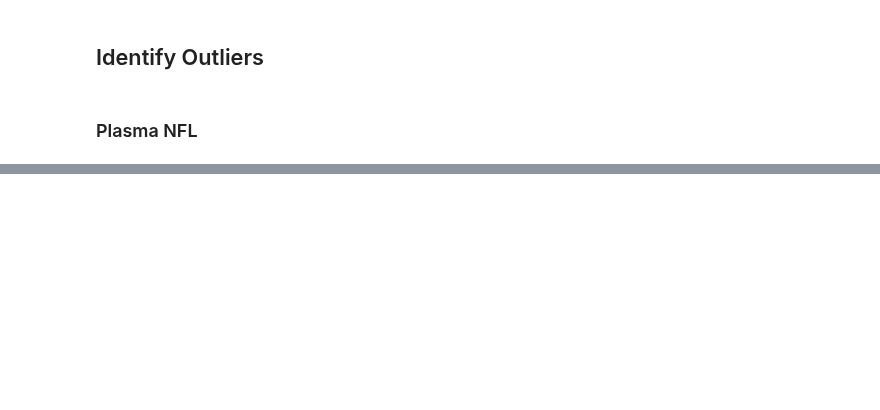
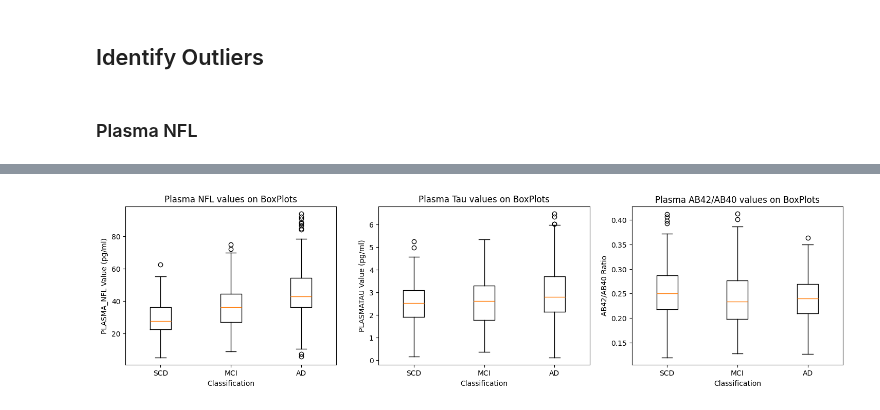
Before and after one commit to danielmakin/NoMoreAlzheimersDisease, a Jupyter notebook: PreProcessing.ipynb, the cells around one changed output, grey strips where cells are left out. Drawn from its saved outputs; the diff is of its cells as text; code cells hidden in the pictures; blank space fills up the shorter version.

```diff
--- a/PreProcessing.ipynb
+++ b/PreProcessing.ipynb
@@ -210,0 +213,31 @@ df.to_csv("Data/ProcessedData/PreProcessed_Filtered.csv")
+# %%
+SCD = df.loc[df["DX"] == "SCD"]
+MCI = df.loc[df["DX"] == "MCI"]
+AD = df.loc[df["DX"] == "AD"]
+
+fig, axes = plt.subplots(nrows=1, ncols=3, figsize=(18, 4))
+
+box_plot_nfl = [list(SCD['PLASMA_NFL'].dropna()), list(MCI['PLASMA_NFL']), list(AD['PLASMA_NFL'].dropna())]
+
+axes[0].boxplot(box_plot_nfl, showfliers=True, labels=['SCD', 'MCI', 'AD'])
+axes[0].set_title('Plasma NFL values on BoxPlots')
+axes[0].set_ylabel('PLASMA_NFL Value (pg/ml)')
+axes[0].set_xlabel('Classification')
+
+# Remove the null values also
+box_plot_tau = [list(SCD['PLASMATAU'].dropna()), list(MCI['PLASMATAU']), list(AD['PLASMATAU'].dropna())]
+
+axes[1].boxplot(box_plot_tau, showfliers=True, labels=['SCD', 'MCI', 'AD'])
+axes[1].set_title('Plasma Tau values on BoxPlots')
+axes[1].set_ylabel('PLASMATAU Value (pg/ml)')
+axes[1].set_xlabel('Classification')
+
+box_plot_ab = [list(SCD['AB4240'].dropna()), list(MCI['AB4240'].dropna()), list(AD['AB4240'].dropna())]
+
+axes[2].boxplot(box_plot_ab, showfliers=True, labels=['SCD', 'MCI', 'AD'])
+axes[2].set_title('Plasma AB42/AB40 values on BoxPlots')
+axes[2].set_ylabel('AB42/AB40 Ratio')
+axes[2].set_xlabel('Classification')
+plt.show()
+# %% [output]
+[figure, added]
```
Also changed, not shown: parts of 5 cells of this notebook.
